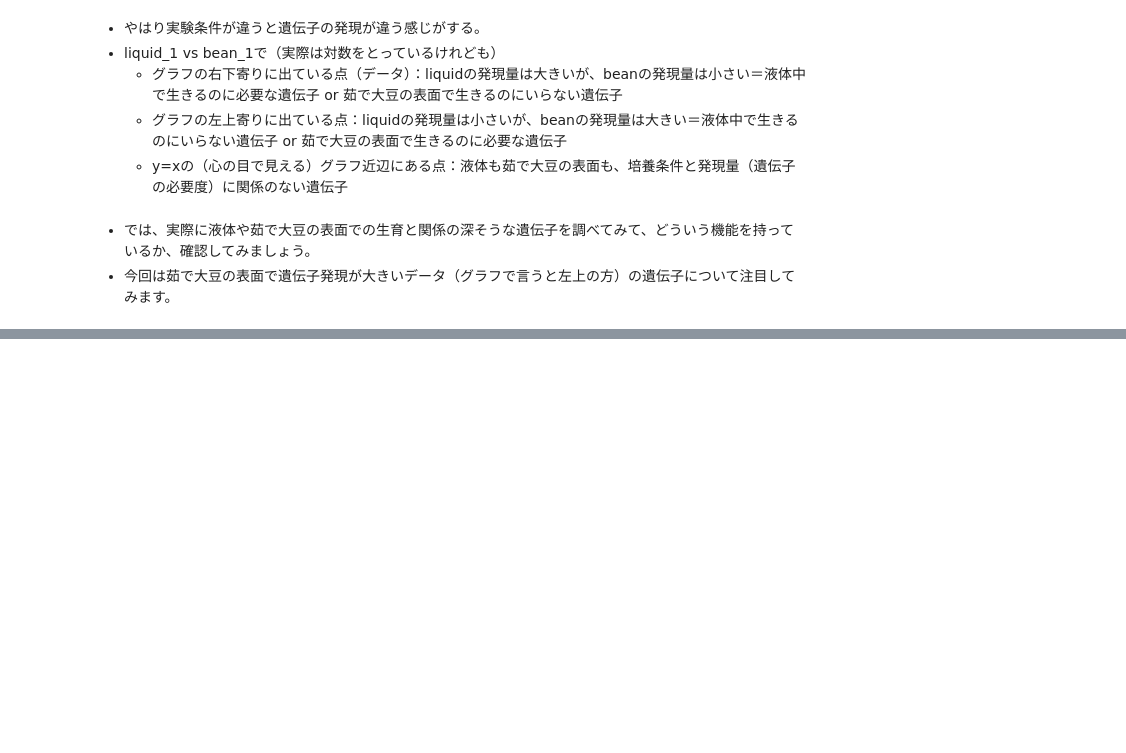
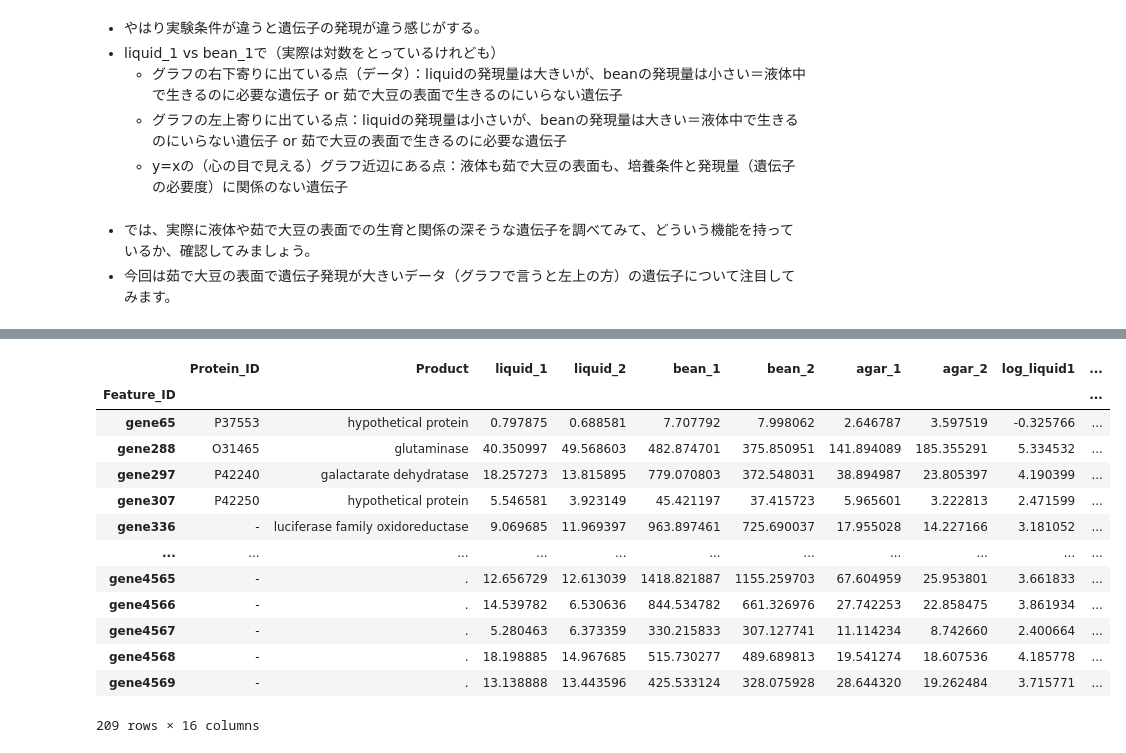
Before and after one commit to chalkless/lecture, a Jupyter notebook: biostats/exp_natto/expNattoByPythonOnColab.ipynb, the cells around one changed output, grey strips where cells are left out. Drawn from its saved outputs; the diff is of its cells as text; code cells hidden in the pictures; blank space fills up the shorter version.

```diff
--- a/biostats/exp_natto/expNattoByPythonOnColab.ipynb
+++ b/biostats/exp_natto/expNattoByPythonOnColab.ipynb
@@ -249,0 +360,17 @@ df.plot.scatter(x='log_liquid1', y='log_bean1')
+# %%
+df.query("diff >= 3")
+# %% [output]
+|  | Protein_ID | Product | liquid_1 | liquid_2 | bean_1 | bean_2 | agar_1 | agar_2 | log_liquid1 | ... |
+| Feature_ID |  |  |  |  |  |  |  |  |  | ... |
+| gene65 | P37553 | hypothetical protein | 0.797875 | 0.688581 | 7.707792 | 7.998062 | 2.646787 | 3.597519 | -0.325766 | ... |
+| gene288 | O31465 | glutaminase | 40.350997 | 49.568603 | 482.874701 | 375.850951 | 141.894089 | 185.355291 | 5.334532 | ... |
+| gene297 | P42240 | galactarate dehydratase | 18.257273 | 13.815895 | 779.070803 | 372.548031 | 38.894987 | 23.805397 | 4.190399 | ... |
+| gene307 | P42250 | hypothetical protein | 5.546581 | 3.923149 | 45.421197 | 37.415723 | 5.965601 | 3.222813 | 2.471599 | ... |
+| gene336 | - | luciferase family oxidoreductase | 9.069685 | 11.969397 | 963.897461 | 725.690037 | 17.955028 | 14.227166 | 3.181052 | ... |
+| ... | ... | ... | ... | ... | ... | ... | ... | ... | ... | ... |
+| gene4565 | - | . | 12.656729 | 12.613039 | 1418.821887 | 1155.259703 | 67.604959 | 25.953801 | 3.661833 | ... |
+| gene4566 | - | . | 14.539782 | 6.530636 | 844.534782 | 661.326976 | 27.742253 | 22.858475 | 3.861934 | ... |
+| gene4567 | - | . | 5.280463 | 6.373359 | 330.215833 | 307.127741 | 11.114234 | 8.742660 | 2.400664 | ... |
+| gene4568 | - | . | 18.198885 | 14.967685 | 515.730277 | 489.689813 | 19.541274 | 18.607536 | 4.185778 | ... |
+| gene4569 | - | . | 13.138888 | 13.443596 | 425.533124 | 328.075928 | 28.644320 | 19.262484 | 3.715771 | ... |
+209 rows × 16 columns
```
Also changed, not shown: parts of 28 cells of this notebook.
